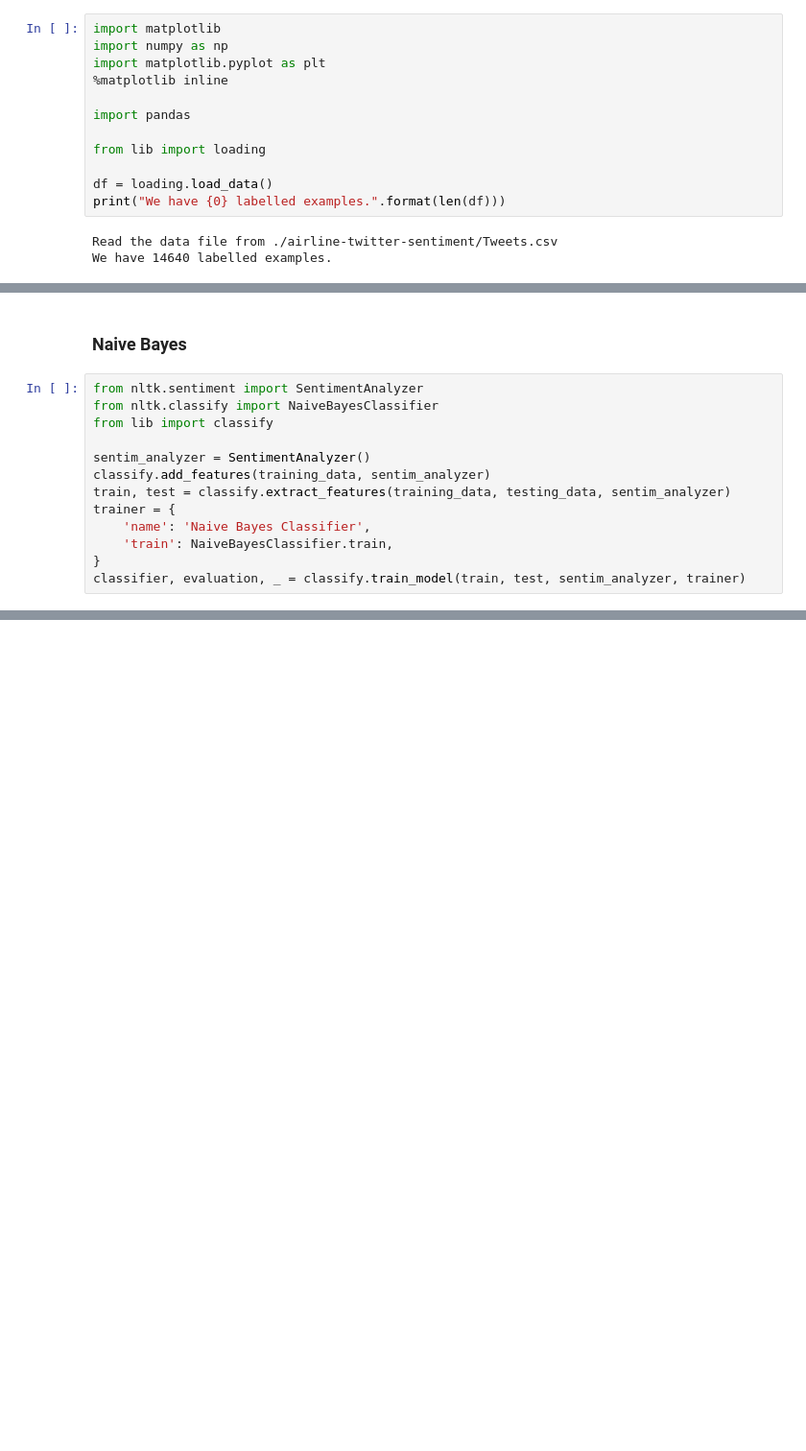
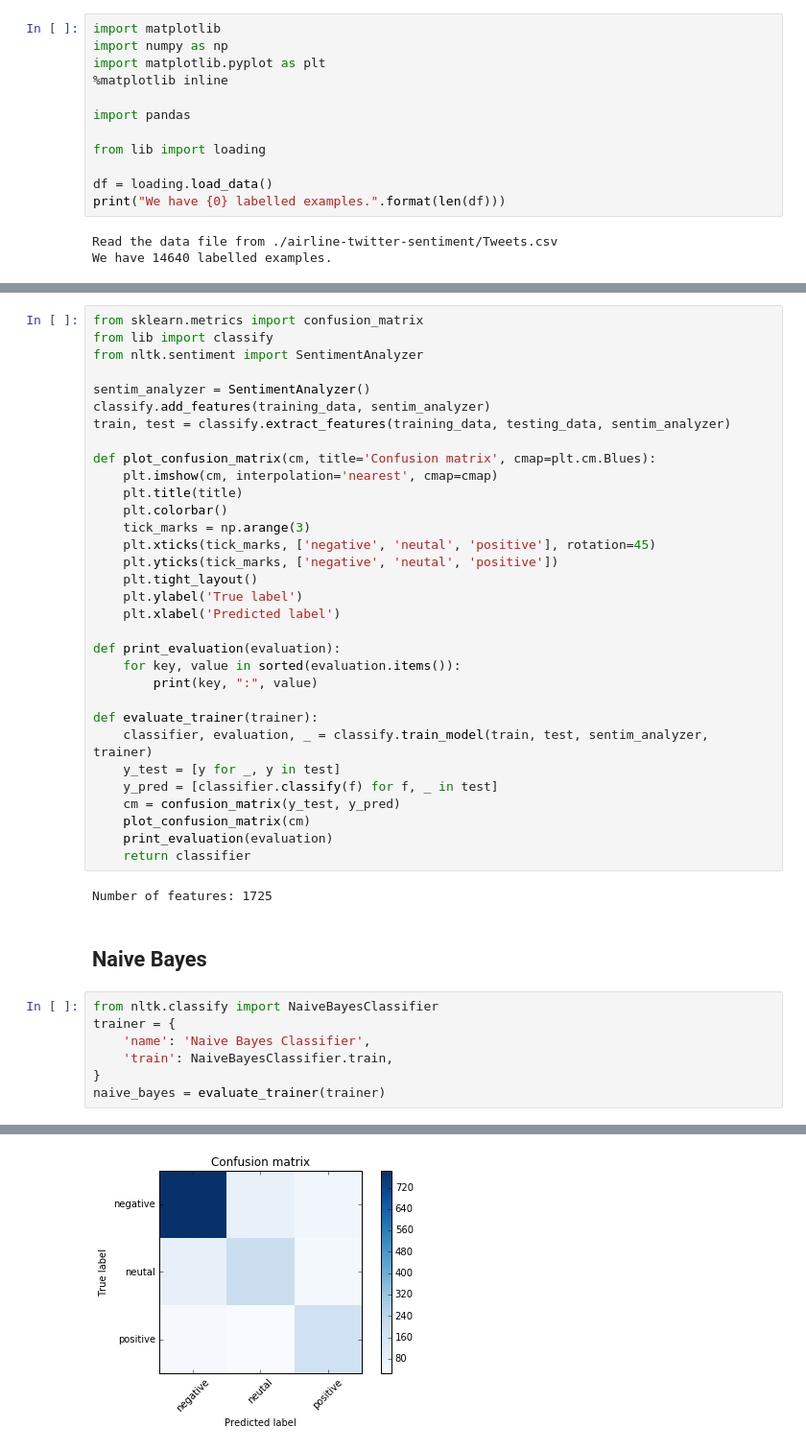
Before and after one commit to vlad-doru/master, a Jupyter notebook: TM/ML Approaches.ipynb, the cells around one changed output, grey strips where cells are left out. Shown at 96% size. Saved outputs shown, nothing was run; the diff lists cells and outputs as text; blank space fills up the shorter version.

```diff
--- a/TM/ML Approaches.ipynb
+++ b/TM/ML Approaches.ipynb
@@ -31,16 +32,44 @@ Testing sample size: 1479
+# %%
+from sklearn.metrics import confusion_matrix
+from lib import classify
+from nltk.sentiment import SentimentAnalyzer
+
+sentim_analyzer = SentimentAnalyzer()
+classify.add_features(training_data, sentim_analyzer)
+train, test = classify.extract_features(training_data, testing_data, sentim_analyzer)
+
+def plot_confusion_matrix(cm, title='Confusion matrix', cmap=plt.cm.Blues):
+    plt.imshow(cm, interpolation='nearest', cmap=cmap)
+    plt.title(title)
+    plt.colorbar()
+    tick_marks = np.arange(3)
+    plt.xticks(tick_marks, ['negative', 'neutal', 'positive'], rotation=45)
+    plt.yticks(tick_marks, ['negative', 'neutal', 'positive'])
+    plt.tight_layout()
+    plt.ylabel('True label')
+    plt.xlabel('Predicted label')
+
+def print_evaluation(evaluation):
+    for key, value in sorted(evaluation.items()):
+        print(key, ":", value)
+
+def evaluate_trainer(trainer):
+    classifier, evaluation, _ = classify.train_model(train, test, sentim_analyzer, trainer)
+    y_test = [y for _, y in test]
+    y_pred = [classifier.classify(f) for f, _ in test]
+    cm = confusion_matrix(y_test, y_pred)
+    plot_confusion_matrix(cm)
+    print_evaluation(evaluation)
+    return classifier
+# %% [output]
+Number of features: 1725
 # %% [markdown]
-### Naive Bayes
+## Naive Bayes
 # %%
-from nltk.sentiment import SentimentAnalyzer
 from nltk.classify import NaiveBayesClassifier
-from lib import classify
-
-sentim_analyzer = SentimentAnalyzer()
-classify.add_features(training_data, sentim_analyzer)
-train, test = classify.extract_features(training_data, testing_data, sentim_analyzer)
 trainer = {
     'name': 'Naive Bayes Classifier',
     'train': NaiveBayesClassifier.train,
 }
-classifier, evaluation, _ = classify.train_model(train, test, sentim_analyzer, trainer)
+naive_bayes = evaluate_trainer(trainer)
 # %% [output]
@@ -50,0 +89 @@ Evaluating NaiveBayesClassifier results...
+[figure, added]
```
Also changed, not shown: parts of 13 cells of this notebook.
